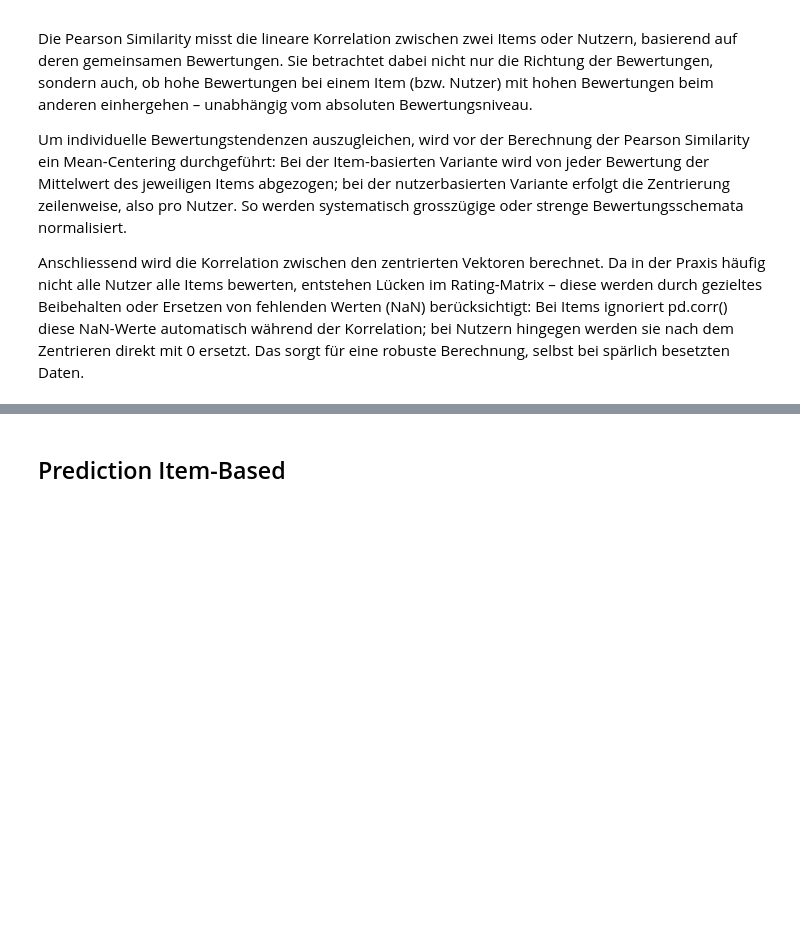
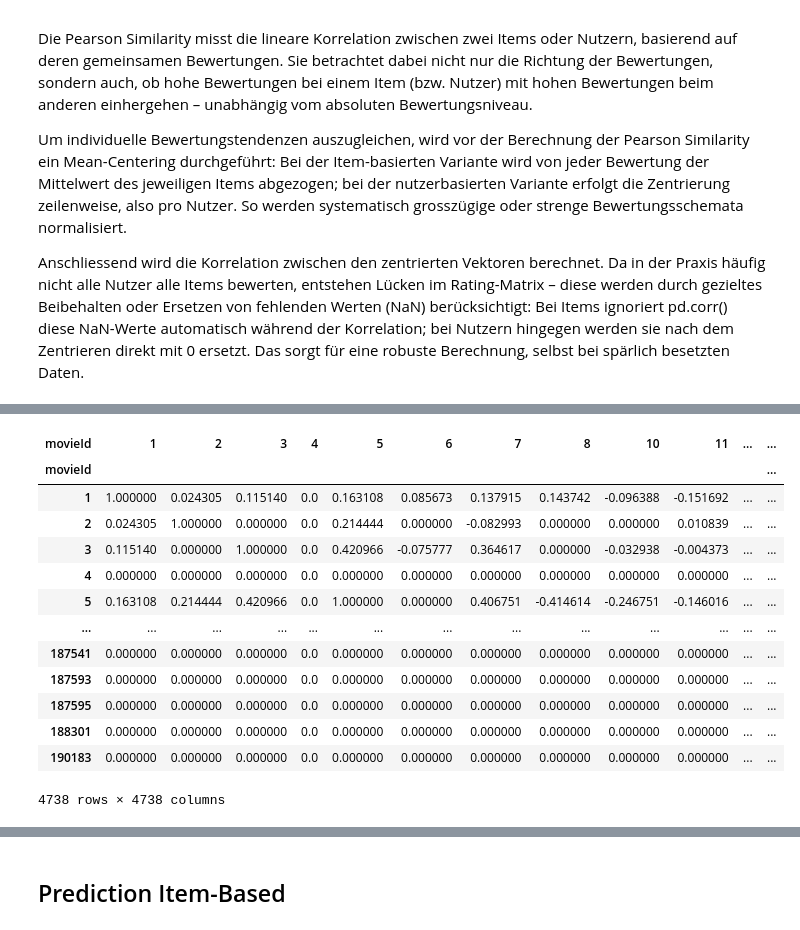
Before and after one commit to Tschoppsilas/RSY, a Jupyter notebook: RSY_MiniChallenge_FS25.ipynb, the cells around one changed output, grey strips where cells are left out. Cells and saved outputs as stored; diff of their text form; code cells hidden in the pictures; blank space fills up the shorter version.

```diff
--- a/RSY_MiniChallenge_FS25.ipynb
+++ b/RSY_MiniChallenge_FS25.ipynb
@@ -990,7 +998,8 @@ Ich ersetze die NaN-Werte in der Cosine Similarity (für sowohl Items als auch U
 In der Funktion predict_ratings_item_based und predict_ratings_user_based hingegen vermeide ich NaN-Werte direkt, indem ich alle NaN-Werte vorher mit dropna() entferne. Dadurch wird vermieden, dass fehlende Bewertungen den Vorhersageprozess beeinflussen, und es ist keine Notwendigkeit, NaN-Werte nachträglich zu ersetzen.
 # %%
 def create_urm(data, index, colums, values):
-    return data.pivot(index=index, columns=colums, values=values)
+    urm = data.pivot(index=index, columns=colums, values=values)
+    return urm
 
 urm = create_urm(test_masked, "userId", "movieId", "rating")
 # %% [markdown]
@@ -1047,3 +1080,21 @@ def pearson_similarity_users(matrix):
     # Jetzt Zeilen miteinander korrelieren (User-User-Similarity) und anschliessend die NA-Werte mit 0 ersetzen
     similarity = centered.T.corr().fillna(0)
     return similarity
+# %%
+#debug
+cosine_similarity_items(urm)
+# %% [output]
+| movieId | 1 | 2 | 3 | 4 | 5 | 6 | 7 | 8 | 10 | 11 | ... | ... |
+| movieId |  |  |  |  |  |  |  |  |  |  |  | ... |
+| 1 | 1.000000 | 0.024305 | 0.115140 | 0.0 | 0.163108 | 0.085673 | 0.137915 | 0.143742 | -0.096388 | -0.151692 | ... | ... |
+| 2 | 0.024305 | 1.000000 | 0.000000 | 0.0 | 0.214444 | 0.000000 | -0.082993 | 0.000000 | 0.000000 | 0.010839 | ... | ... |
+| 3 | 0.115140 | 0.000000 | 1.000000 | 0.0 | 0.420966 | -0.075777 | 0.364617 | 0.000000 | -0.032938 | -0.004373 | ... | ... |
+| 4 | 0.000000 | 0.000000 | 0.000000 | 0.0 | 0.000000 | 0.000000 | 0.000000 | 0.000000 | 0.000000 | 0.000000 | ... | ... |
+| 5 | 0.163108 | 0.214444 | 0.420966 | 0.0 | 1.000000 | 0.000000 | 0.406751 | -0.414614 | -0.246751 | -0.146016 | ... | ... |
+| ... | ... | ... | ... | ... | ... | ... | ... | ... | ... | ... | ... | ... |
+| 187541 | 0.000000 | 0.000000 | 0.000000 | 0.0 | 0.000000 | 0.000000 | 0.000000 | 0.000000 | 0.000000 | 0.000000 | ... | ... |
+| 187593 | 0.000000 | 0.000000 | 0.000000 | 0.0 | 0.000000 | 0.000000 | 0.000000 | 0.000000 | 0.000000 | 0.000000 | ... | ... |
+| 187595 | 0.000000 | 0.000000 | 0.000000 | 0.0 | 0.000000 | 0.000000 | 0.000000 | 0.000000 | 0.000000 | 0.000000 | ... | ... |
+| 188301 | 0.000000 | 0.000000 | 0.000000 | 0.0 | 0.000000 | 0.000000 | 0.000000 | 0.000000 | 0.000000 | 0.000000 | ... | ... |
+| 190183 | 0.000000 | 0.000000 | 0.000000 | 0.0 | 0.000000 | 0.000000 | 0.000000 | 0.000000 | 0.000000 | 0.000000 | ... | ... |
+4738 rows × 4738 columns
```
Also changed, not shown: parts of 23 cells of this notebook, 2 other files.
